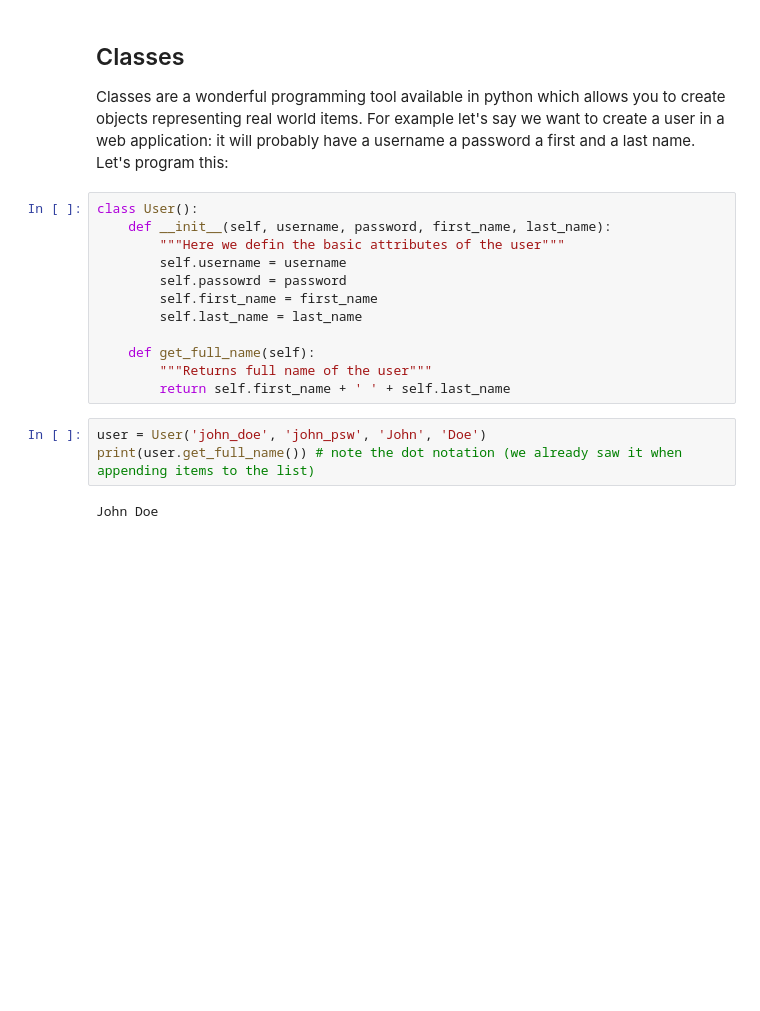
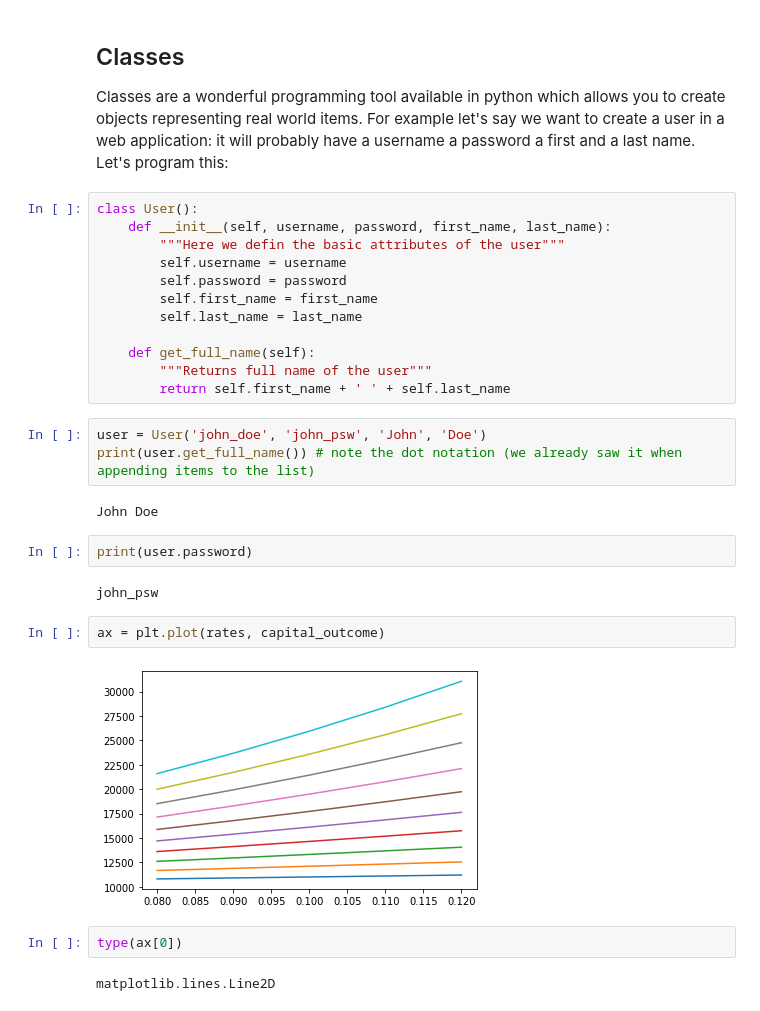
Before and after one commit to MatCast/huevos, a Jupyter notebook: Getting Started/getting_started.ipynb, the cells around one changed output. Saved outputs shown, nothing was run; the diff lists cells and outputs as text; blank space fills up the shorter version.

```diff
--- a/Getting Started/getting_started.ipynb
+++ b/Getting Started/getting_started.ipynb
@@ -174,7 +200,7 @@ class User():
     def __init__(self, username, password, first_name, last_name):
         """Here we defin the basic attributes of the user"""
         self.username = username
-        self.passowrd = password
+        self.password = password
         self.first_name = first_name
         self.last_name = last_name
 
@@ -186,3 +212,15 @@ user = User('john_doe', 'john_psw', 'John', 'Doe')
 print(user.get_full_name()) # note the dot notation (we already saw it when appending items to the list)
 # %% [output]
 John Doe
+# %%
+print(user.password)
+# %% [output]
+john_psw
+# %%
+ax = plt.plot(rates, capital_outcome)
+# %% [output]
+[figure, added]
+# %%
+type(ax[0])
+# %% [output]
+matplotlib.lines.Line2D
```
Also changed, not shown: parts of 3 cells of this notebook, 1 other file.
